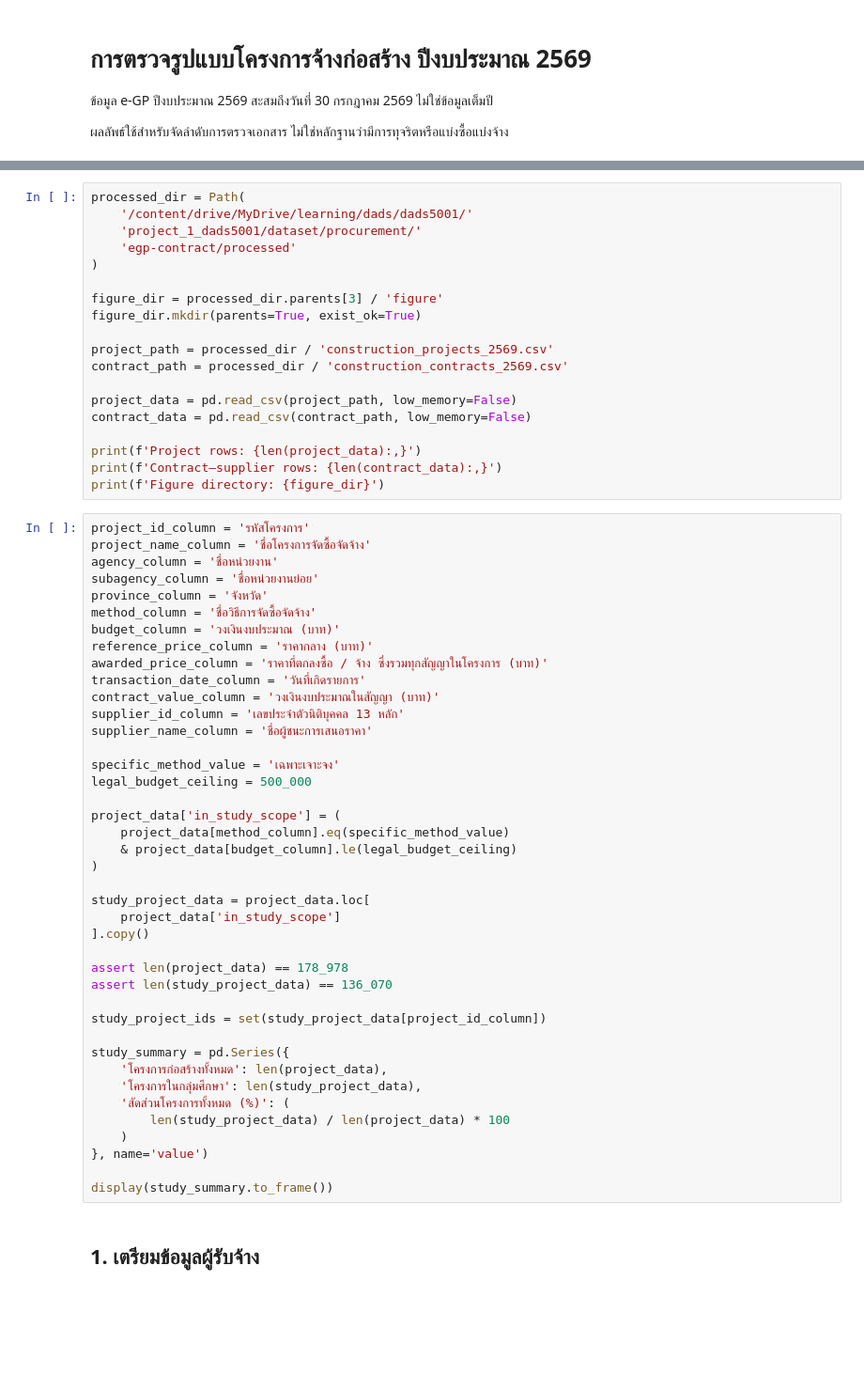
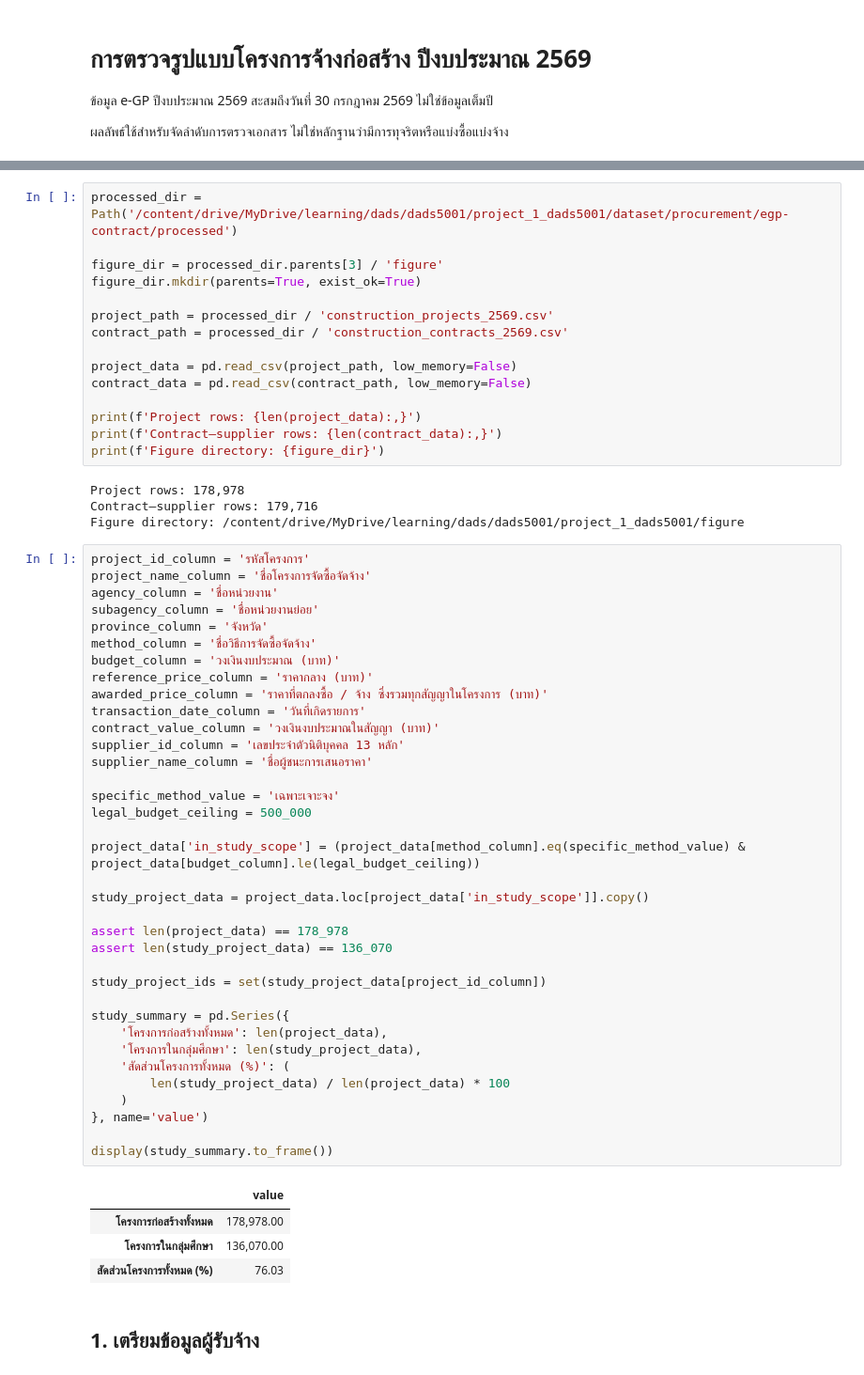
Before and after one commit to mdanmek/nida-dads-notes, a Jupyter notebook: dads5001-data-tools/project/eda/04_construction_review_indicators_2569.ipynb, the cells around one changed output, grey strips where cells are left out. Shown at 94% size. Cells and saved outputs as stored; diff of their text form; blank space fills up the shorter version.

```diff
--- a/dads5001-data-tools/project/eda/04_construction_review_indicators_2569.ipynb
+++ b/dads5001-data-tools/project/eda/04_construction_review_indicators_2569.ipynb
@@ -49,11 +48,7 @@ TEXT = '#344054'
 MUTED = '#667085'
 GRID = '#E4E7EC'
 # %%
-processed_dir = Path(
-    '/content/drive/MyDrive/learning/dads/dads5001/'
-    'project_1_dads5001/dataset/procurement/'
-    'egp-contract/processed'
-)
+processed_dir = Path('/content/drive/MyDrive/learning/dads/dads5001/project_1_dads5001/dataset/procurement/egp-contract/processed')
 
 figure_dir = processed_dir.parents[3] / 'figure'
 figure_dir.mkdir(parents=True, exist_ok=True)
@@ -67,6 +62,10 @@ contract_data = pd.read_csv(contract_path, low_memory=False)
 print(f'Project rows: {len(project_data):,}')
 print(f'Contract–supplier rows: {len(contract_data):,}')
 print(f'Figure directory: {figure_dir}')
+# %% [output]
+Project rows: 178,978
+Contract–supplier rows: 179,716
+Figure directory: /content/drive/MyDrive/learning/dads/dads5001/project_1_dads5001/figure
 # %%
 project_id_column = 'รหัสโครงการ'
 project_name_column = 'ชื่อโครงการจัดซื้อจัดจ้าง'
@@ -74,40 +73,40 @@ agency_column = 'ชื่อหน่วยงาน'
 subagency_column = 'ชื่อหน่วยงานย่อย'
 province_column = 'จังหวัด'
 method_column = 'ชื่อวิธีการจัดซื้อจัดจ้าง'
 budget_column = 'วงเงินงบประมาณ (บาท)'
 reference_price_column = 'ราคากลาง (บาท)'
 awarded_price_column = 'ราคาที่ตกลงซื้อ / จ้าง ซึ่งรวมทุกสัญญาในโครงการ (บาท)'
 transaction_date_column = 'วันที่เกิดรายการ'
 contract_value_column = 'วงเงินงบประมาณในสัญญา (บาท)'
 supplier_id_column = 'เลขประจำตัวนิติบุคคล 13 หลัก'
 supplier_name_column = 'ชื่อผู้ชนะการเสนอราคา'
 
 specific_method_value = 'เฉพาะเจาะจง'
 legal_budget_ceiling = 500_000
 
-project_data['in_study_scope'] = (
-    project_data[method_column].eq(specific_method_value)
-    & project_data[budget_column].le(legal_budget_ceiling)
-)
+project_data['in_study_scope'] = (project_data[method_column].eq(specific_method_value) & project_data[budget_column].le(legal_budget_ceiling))
 
-study_project_data = project_data.loc[
-    project_data['in_study_scope']
-].copy()
+study_project_data = project_data.loc[project_data['in_study_scope']].copy()
 
 assert len(project_data) == 178_978
 assert len(study_project_data) == 136_070
 
 study_project_ids = set(study_project_data[project_id_column])
 
 study_summary = pd.Series({
     'โครงการก่อสร้างทั้งหมด': len(project_data),
     'โครงการในกลุ่มศึกษา': len(study_project_data),
     'สัดส่วนโครงการทั้งหมด (%)': (
         len(study_project_data) / len(project_data) * 100
     )
 }, name='value')
 
 display(study_summary.to_frame())
+# %% [output]
+|  | value |
+| โครงการก่อสร้างทั้งหมด | 178,978.00 |
+| โครงการในกลุ่มศึกษา | 136,070.00 |
+| สัดส่วนโครงการทั้งหมด (%) | 76.03 |
 # %% [markdown]
 ## 1. เตรียมข้อมูลผู้รับจ้าง
 # %%
```
Also changed, not shown: parts of 16 cells of this notebook.
